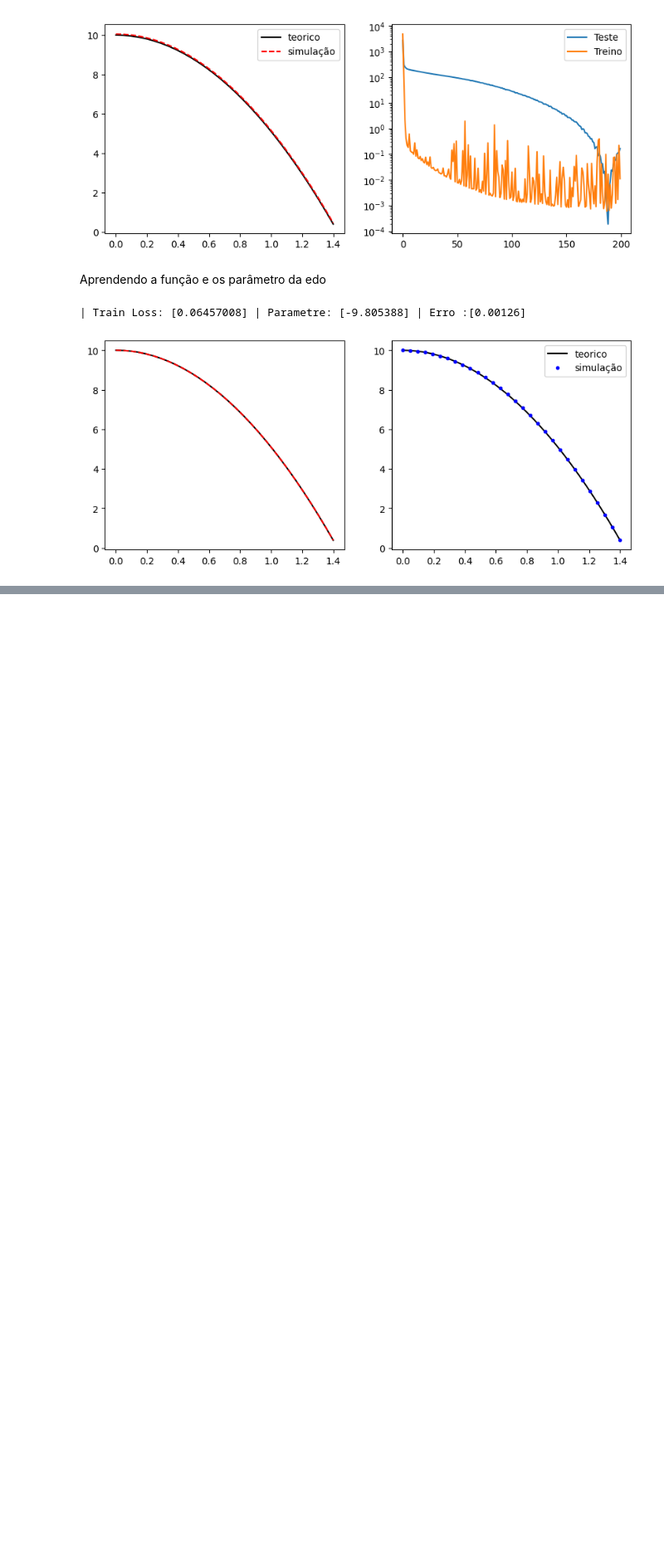
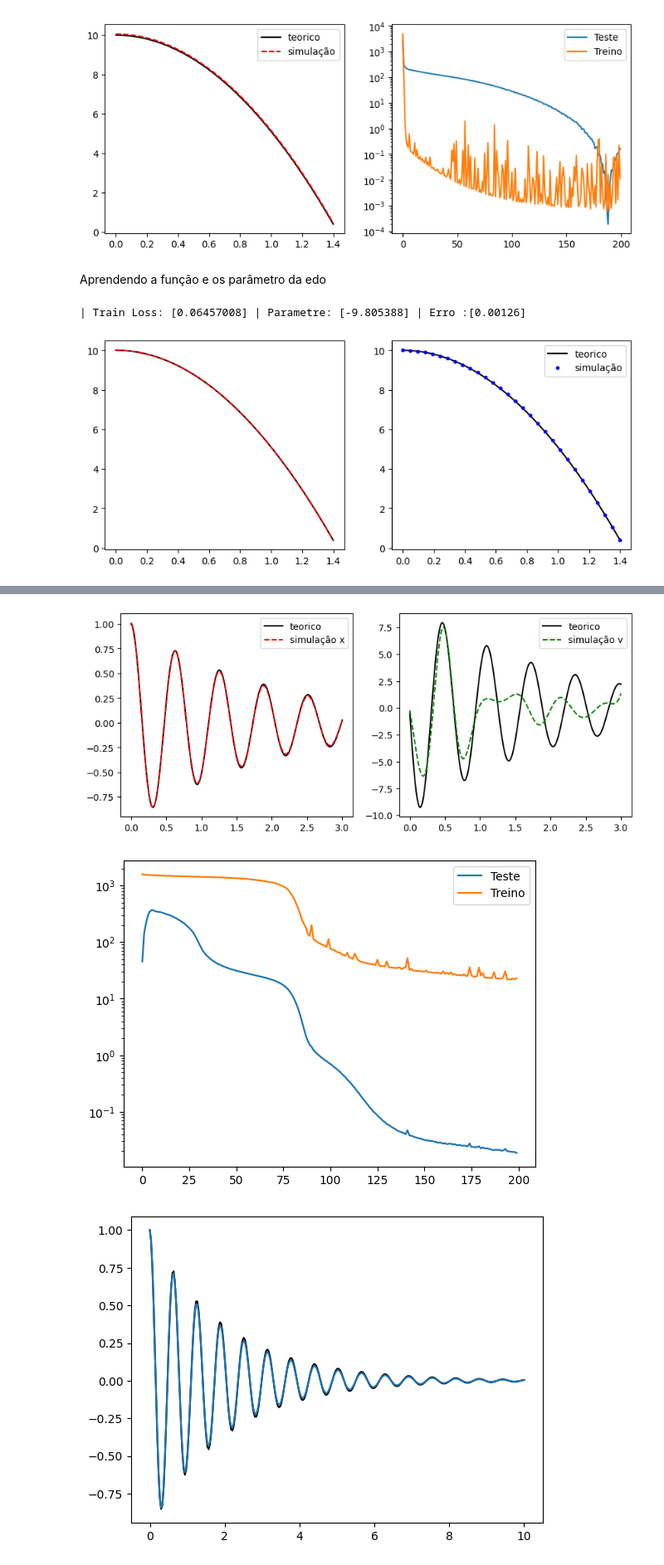
Before and after one commit to GubioGL/MachineLearning, a Jupyter notebook: # ML-apply-in-Physics/MLinregression.ipynb, the cells around one changed output, grey strips where cells are left out. Shown: that part at 83% size. Saved outputs shown, nothing was run; the diff lists cells and outputs as text; code cells hidden in the pictures; blank space fills up the shorter version.

```diff
--- a/# ML-apply-in-Physics/MLinregression.ipynb
+++ b/# ML-apply-in-Physics/MLinregression.ipynb
@@ -873,19 +801,0 @@ plt.show()
-# %%
-
-y_preds = model(t)     # output da rede
-parametro = model.acceleration # chamando o parametro
-f = soluçao_OHM_tc( k = parametro[0].cpu() , m =  parametro[1].cpu() , zeta = parametro[2].cpu(), t = t )
-
-print(f"| Train Loss: {loss.cpu().detach().numpy()} | Parametre: {parametro.cpu().detach().numpy()}  ")
-fig, ax = plt.subplots(1,2,figsize=(10,4))
-ax[0].plot(t.cpu().detach().numpy(), y.cpu().detach().numpy(),"k-", label="teorico")
-ax[0].plot(t.cpu().detach().numpy(), f.cpu().detach().numpy(),"r--", label=f"simulação" )
-
-
-ax[1].plot(t.cpu().detach().numpy(), y.cpu().detach().numpy(),"k-", label="teorico")
-ax[1].plot(t.cpu().detach().numpy(), y_preds.cpu().detach().numpy(),"b.", label=f"simulação" )
-plt.legend()
-plt.show()
-plt.plot(LOSS)
-plt.yscale("log")
-plt.show()
@@ -895,0 +866,42 @@ plt.show()
+# %%
+y_preds_test = model(t_test)
+solution_x = y_preds_test[:,0].reshape(-1,1)
+solution_v = y_preds_test[:,1].reshape(-1,1)
+
+print(f"| Train Loss: {loss.detach()} | g:{model.acceleration.detach()}")
+
+fig, ax = plt.subplots(1,2,figsize=(10,4))
+
+ax[0].plot(t_test.detach().numpy(), y_test.detach().numpy(),"k-", label="teorico")
+ax[0].plot(t_test.detach().numpy(), solution_x.detach().numpy(),"r--", label=f"simulação x" )
+ax[0].legend()
+
+ax[1].plot(t_test.detach().numpy(), v_test.detach().numpy(),"k-", label="teorico")
+ax[1].plot(t_test.detach().numpy(), solution_v.detach().numpy(),"g--", label=f"simulação v" )
+ax[1].legend()
+plt.show()
+plt.plot(LOSS2,label="Teste")
+plt.plot(LOSS,label="Treino")
+plt.legend()
+plt.yscale('log')
+plt.show()
+# ####################Plottd com os parametros
+w = model.acceleration.detach().numpy()[0]
+gma= model.acceleration.detach().numpy()[1]
+
+t_test = tc.linspace(0,10,300,requires_grad=True).reshape(-1,1)
+y_test = soluçao_OHM(omega_0=10,gamma=1,t=t_test)
+v_test = tc.autograd.grad(y_test,t_test, grad_outputs=tc.ones_like(y_test), create_graph=True)[0]
+
+y = soluçao_OHM(omega_0=float(w),gamma=float(gma),t=t_test)
+v = tc.autograd.grad(y,t_test, grad_outputs=tc.ones_like(y), create_graph=True)[0]
+
+plt.plot(t_test.detach().numpy(), y_test.detach().numpy(),"k-", label="teorico")
+plt.plot(t_test.detach().numpy(), y.detach().numpy())
+plt.show()
+
+plt.plot(t_test.detach().numpy(), v_test.detach().numpy(),"k-", label="teorico")
+plt.plot(t_test.detach().numpy(),v.detach().numpy())
+
+plt.show()
+# %% [output]
@@ -895,0 +909,3 @@ plt.show()
+[figure, added]
+[figure, added]
+[figure, added]
```
Also changed, not shown: parts of 9 cells of this notebook.
